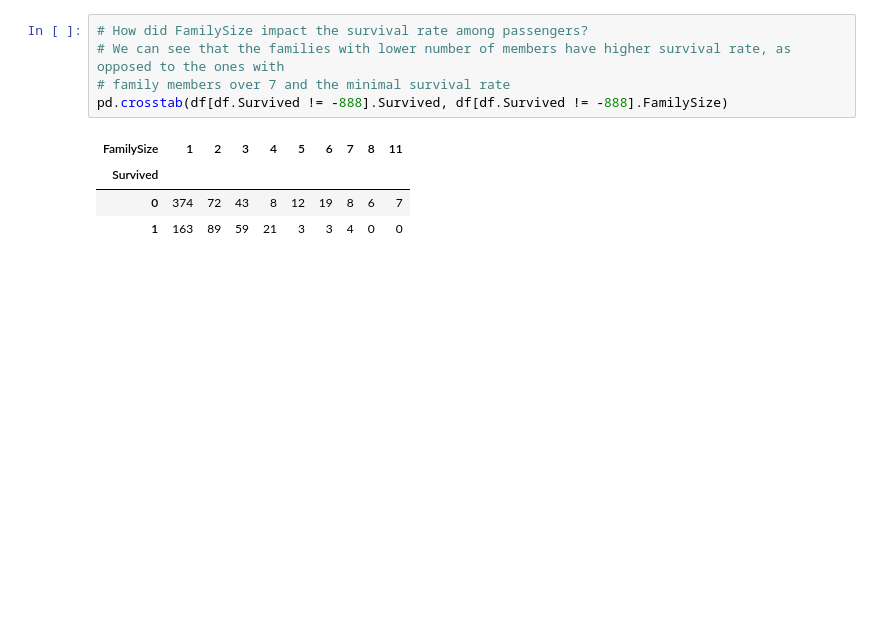
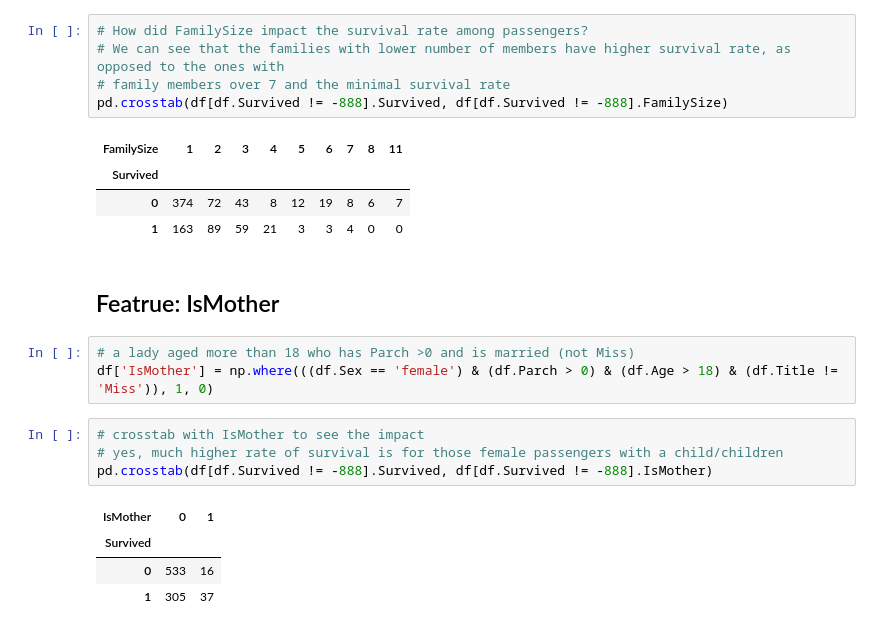
Before and after one commit to biljana-zobenica/titanic, a Jupyter notebook: notebooks/2.0-bz-exploring-processing-data.ipynb, the cells around one changed output. Saved outputs shown, nothing was run; the diff lists cells and outputs as text; blank space fills up the shorter version.

Commit message:
Create feature IsMother

```diff
--- a/notebooks/2.0-bz-exploring-processing-data.ipynb
+++ b/notebooks/2.0-bz-exploring-processing-data.ipynb
@@ -1037,3 +1037,17 @@ pd.crosstab(df[df.Survived != -888].Survived, df[df.Survived != -888].FamilySize
 | Survived |  |  |  |  |  |  |  |  |  |
 | 0 | 374 | 72 | 43 | 8 | 12 | 19 | 8 | 6 | 7 |
 | 1 | 163 | 89 | 59 | 21 | 3 | 3 | 4 | 0 | 0 |
+# %% [markdown]
+## Featrue: IsMother
+# %%
+# a lady aged more than 18 who has Parch >0 and is married (not Miss)
+df['IsMother'] = np.where(((df.Sex == 'female') & (df.Parch > 0) & (df.Age > 18) & (df.Title != 'Miss')), 1, 0)
+# %%
+# crosstab with IsMother to see the impact
+# yes, much higher rate of survival is for those female passengers with a child/children
+pd.crosstab(df[df.Survived != -888].Survived, df[df.Survived != -888].IsMother)
+# %% [output]
+| IsMother | 0 | 1 |
+| Survived |  |  |
+| 0 | 533 | 16 |
+| 1 | 305 | 37 |
```
